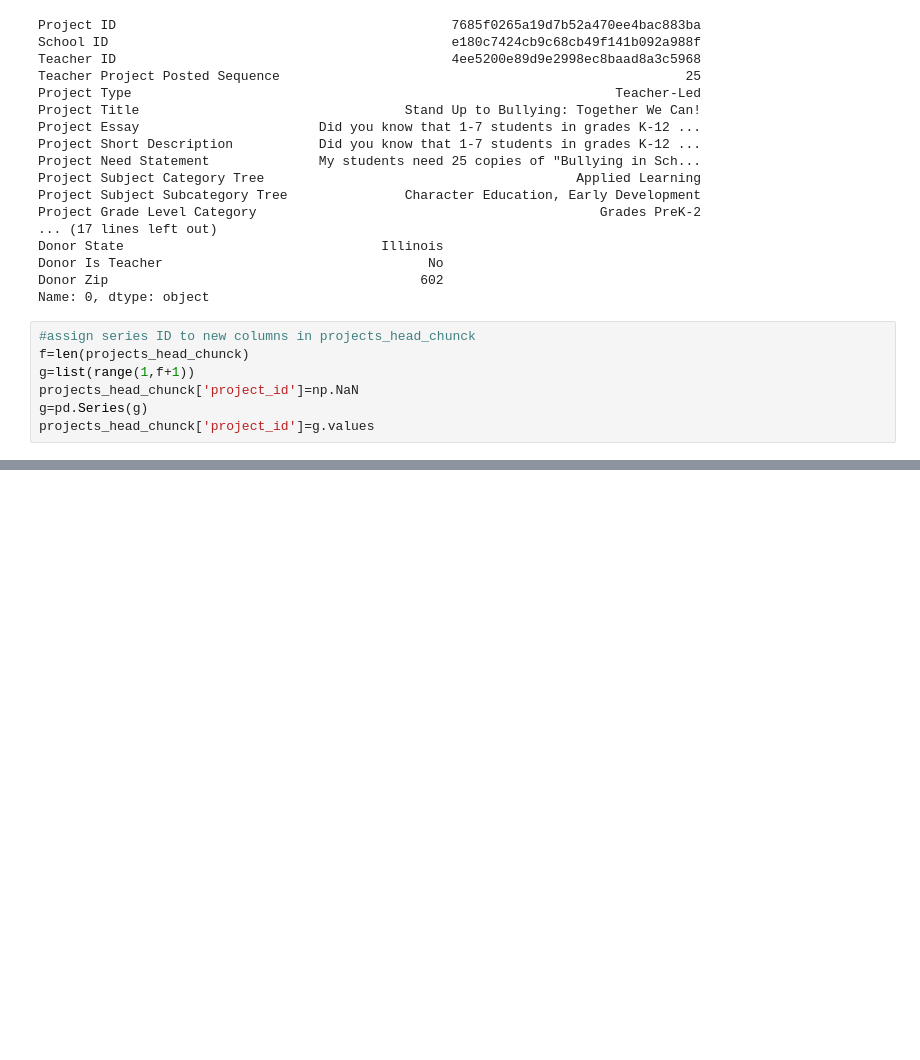
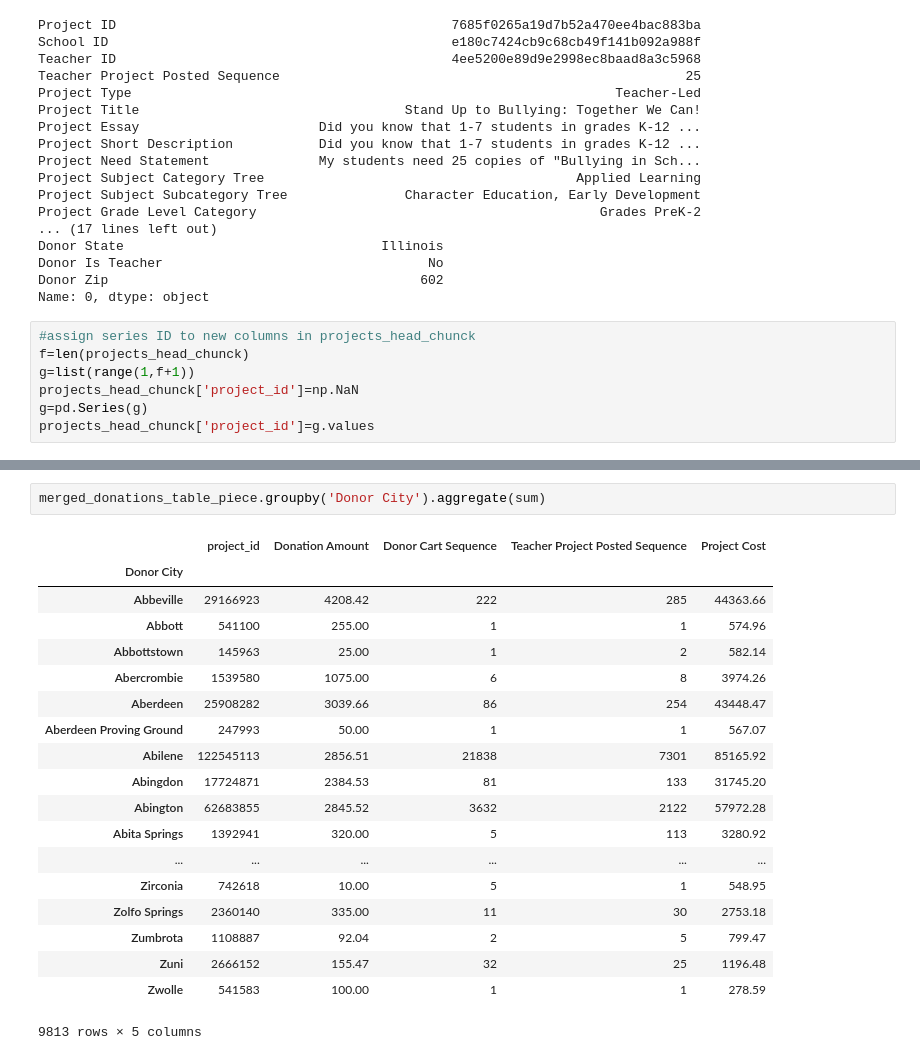
Before and after one commit to HookTech/donorschoose, a Jupyter notebook: data_explore.ipynb, the cells around one changed output, grey strips where cells are left out. Drawn from its saved outputs; the diff is of its cells as text; blank space fills up the shorter version.

```diff
--- a/data_explore.ipynb
+++ b/data_explore.ipynb
@@ -99,0 +113,22 @@ len(merged_donations_table_piece)
+# %%
+merged_donations_table_piece.groupby('Donor City').aggregate(sum)
+# %% [output]
+|  | project_id | Donation Amount | Donor Cart Sequence | Teacher Project Posted Sequence | Project Cost |
+| Donor City |  |  |  |  |  |
+| Abbeville | 29166923 | 4208.42 | 222 | 285 | 44363.66 |
+| Abbott | 541100 | 255.00 | 1 | 1 | 574.96 |
+| Abbottstown | 145963 | 25.00 | 1 | 2 | 582.14 |
+| Abercrombie | 1539580 | 1075.00 | 6 | 8 | 3974.26 |
+| Aberdeen | 25908282 | 3039.66 | 86 | 254 | 43448.47 |
+| Aberdeen Proving Ground | 247993 | 50.00 | 1 | 1 | 567.07 |
+| Abilene | 122545113 | 2856.51 | 21838 | 7301 | 85165.92 |
+| Abingdon | 17724871 | 2384.53 | 81 | 133 | 31745.20 |
+| Abington | 62683855 | 2845.52 | 3632 | 2122 | 57972.28 |
+| Abita Springs | 1392941 | 320.00 | 5 | 113 | 3280.92 |
+| ... | ... | ... | ... | ... | ... |
+| Zirconia | 742618 | 10.00 | 5 | 1 | 548.95 |
+| Zolfo Springs | 2360140 | 335.00 | 11 | 30 | 2753.18 |
+| Zumbrota | 1108887 | 92.04 | 2 | 5 | 799.47 |
+| Zuni | 2666152 | 155.47 | 32 | 25 | 1196.48 |
+| Zwolle | 541583 | 100.00 | 1 | 1 | 278.59 |
+9813 rows × 5 columns
```
Also changed, not shown: parts of 7 cells of this notebook.
